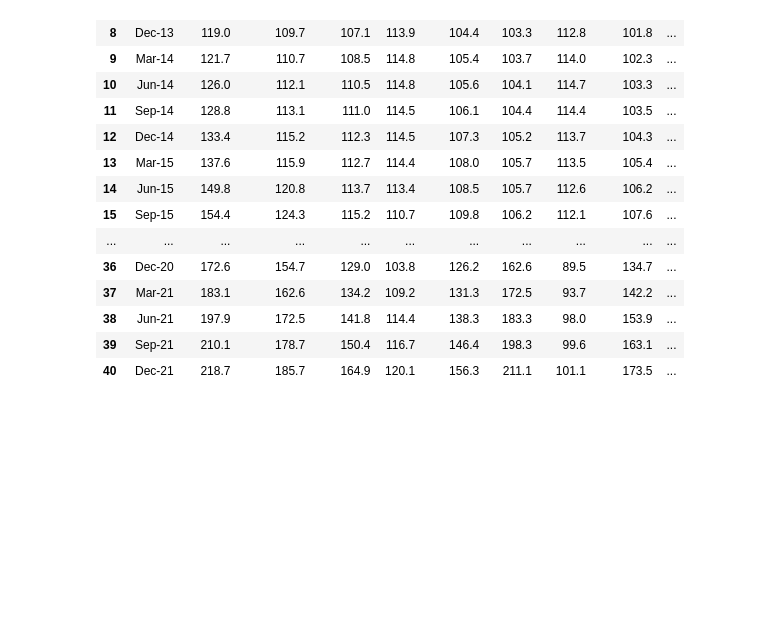
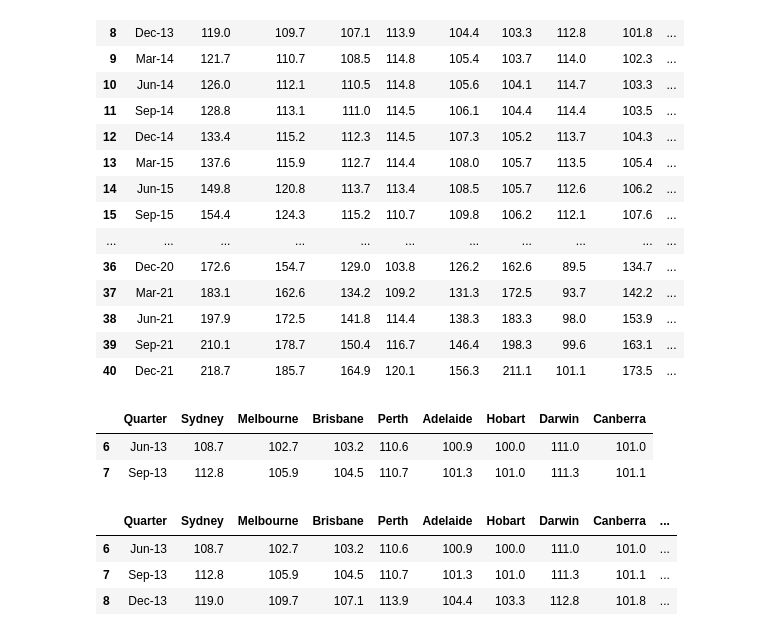
Before and after one commit to L-Tren/Project-1-Group-2, a Jupyter notebook: Project_1_Group2.ipynb, the cells around one changed output. Saved outputs shown, nothing was run; the diff lists cells and outputs as text; code cells hidden in the pictures; blank space fills up the shorter version.

```diff
--- a/Project_1_Group2.ipynb
+++ b/Project_1_Group2.ipynb
@@ -72,10 +56,6 @@ df_property_price_indexes = df_property_price_indexes[df_property_price_indexes[
 
 # Convert the Quarter column back to original format for cleaner visualisation
 df_property_price_indexes['Quarter'] = df_property_price_indexes['Quarter'].dt.strftime('%b-%y')
-
-# Reorganising the columns to align with the order of the migration data (swap Adelaide and Perth)
-df_property_price_indexes = df_property_price_indexes[["Quarter", "Sydney", "Melbourne", "Brisbane", "Perth", "Adelaide", "Hobart", "Darwin", "Canberra", "Weighted average of eight capital cities"]]
-df_property_price_indexes
 # %% [output]
 |  | Quarter | Sydney | Melbourne | Brisbane | Perth | Adelaide | Hobart | Darwin | Canberra | ... |
 | 6 | Jun-13 | 108.7 | 102.7 | 103.2 | 110.6 | 100.9 | 100.0 | 111.0 | 101.0 | ... |
@@ -94,3 +74,28 @@ df_property_price_indexes
 | 38 | Jun-21 | 197.9 | 172.5 | 141.8 | 114.4 | 138.3 | 183.3 | 98.0 | 153.9 | ... |
 | 39 | Sep-21 | 210.1 | 178.7 | 150.4 | 116.7 | 146.4 | 198.3 | 99.6 | 163.1 | ... |
 | 40 | Dec-21 | 218.7 | 185.7 | 164.9 | 120.1 | 156.3 | 211.1 | 101.1 | 173.5 | ... |
+# %%
+
+# Reorganising the columns to align with the order of the migration data (swap Adelaide and Perth)
+df_property_price_indexes = df_property_price_indexes[["Quarter", "Sydney", "Melbourne", "Brisbane", "Perth", "Adelaide", "Hobart", "Darwin", "Canberra"]]
+df_property_price_indexes.head(2)
+# %% [output]
+|  | Quarter | Sydney | Melbourne | Brisbane | Perth | Adelaide | Hobart | Darwin | Canberra |
+| 6 | Jun-13 | 108.7 | 102.7 | 103.2 | 110.6 | 100.9 | 100.0 | 111.0 | 101.0 |
+| 7 | Sep-13 | 112.8 | 105.9 | 104.5 | 110.7 | 101.3 | 101.0 | 111.3 | 101.1 |
+# %%
+df_property_price_indexes['Sydney Variation'] = round(df_property_price_indexes['Sydney'].pct_change() * 100,2)
+df_property_price_indexes['Melbourne Variation'] = round(df_property_price_indexes['Melbourne'].pct_change() * 100,2)
+df_property_price_indexes['Brisbane Variation'] = round(df_property_price_indexes['Brisbane'].pct_change() * 100,2)
+df_property_price_indexes['Perth Variation'] = round(df_property_price_indexes['Perth'].pct_change() * 100,2)
+df_property_price_indexes['Adelaide Variation'] = round(df_property_price_indexes['Adelaide'].pct_change() * 100,2)
+df_property_price_indexes['Hobart Variation'] = round(df_property_price_indexes['Hobart'].pct_change() * 100,2)
+df_property_price_indexes['Darwin Variation'] = round(df_property_price_indexes['Darwin'].pct_change() * 100,2)
+df_property_price_indexes['Canberra Variation'] = round(df_property_price_indexes['Canberra'].pct_change() * 100,2)
+# %%
+df_property_price_indexes.head(3)
+# %% [output]
+|  | Quarter | Sydney | Melbourne | Brisbane | Perth | Adelaide | Hobart | Darwin | Canberra | ... |
+| 6 | Jun-13 | 108.7 | 102.7 | 103.2 | 110.6 | 100.9 | 100.0 | 111.0 | 101.0 | ... |
+| 7 | Sep-13 | 112.8 | 105.9 | 104.5 | 110.7 | 101.3 | 101.0 | 111.3 | 101.1 | ... |
+| 8 | Dec-13 | 119.0 | 109.7 | 107.1 | 113.9 | 104.4 | 103.3 | 112.8 | 101.8 | ... |
```
Also changed, not shown: parts of 9 cells of this notebook.
